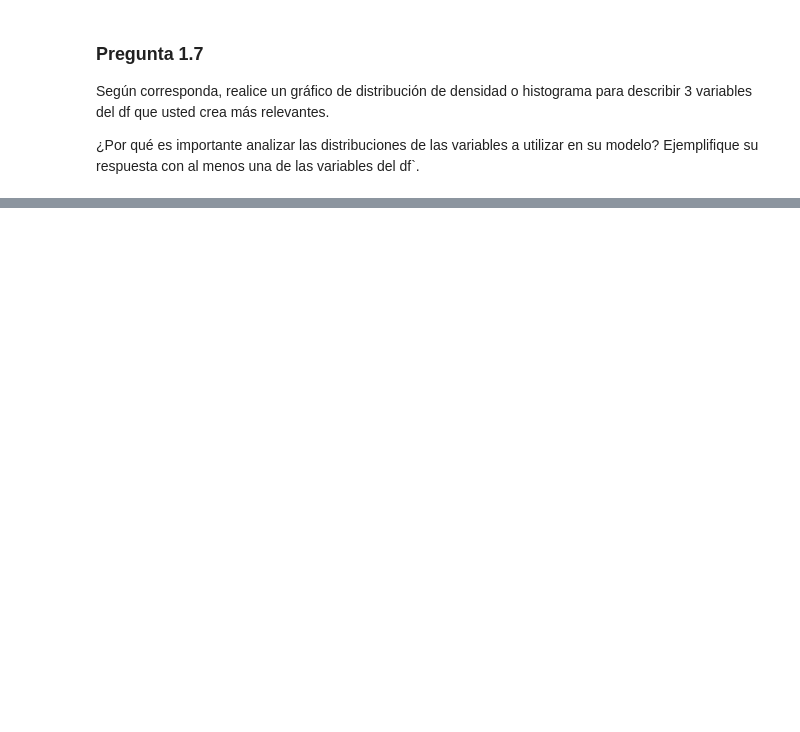
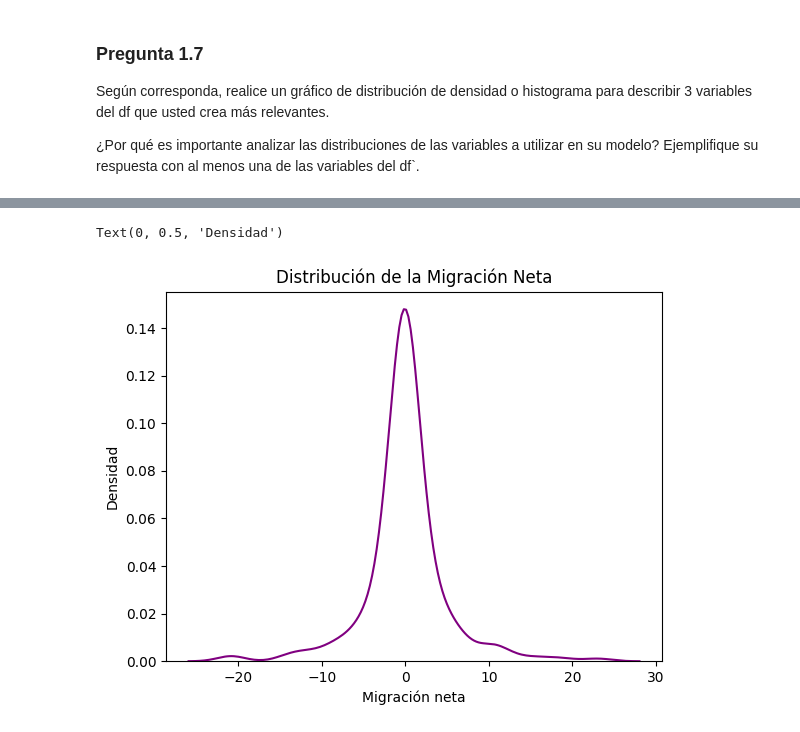
Before and after one commit to catamege/Tarea_1_Lantadilla_Mege, a Jupyter notebook: Tarea1.ipynb, the cells around one changed output, grey strips where cells are left out. Cells and saved outputs as stored; diff of their text form; code cells hidden in the pictures; blank space fills up the shorter version.

```diff
--- a/Tarea1.ipynb
+++ b/Tarea1.ipynb
@@ -290,0 +296,12 @@ Text(0.5, 1.0, 'Histograma PIB per cápita')
+# %%
+sns.kdeplot(df["Net migration"], color="purple")
+plt.title("Distribución de la Migración Neta")
+plt.xlabel("Migración neta")
+plt.ylabel("Densidad")
+
+#La distribución de Migración Neta se aproxima a una normal, es decir la
+# mayoría de los países se concentra en la mediana (en este caso 0), con menos
+#  países experimentando migraciones netas muy altas o muy bajas.
+# %% [output]
+Text(0, 0.5, 'Densidad')
+[figure, added]
```
Also changed, not shown: parts of 57 cells of this notebook.
